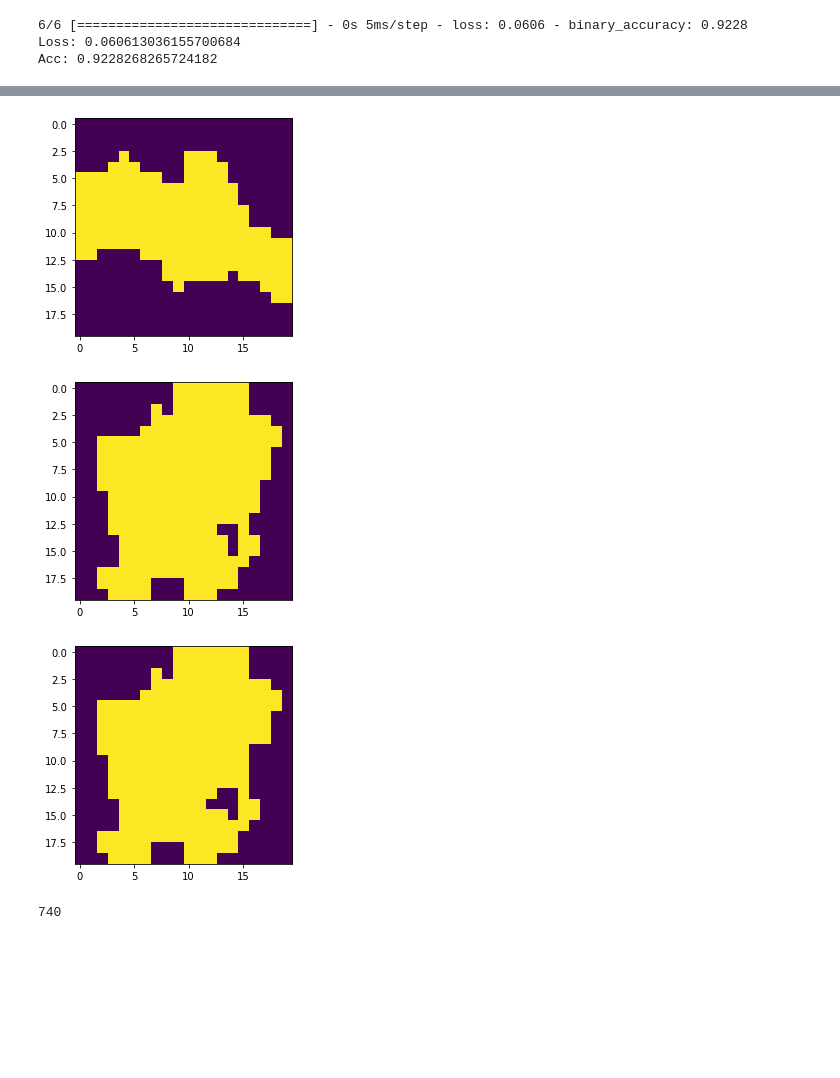
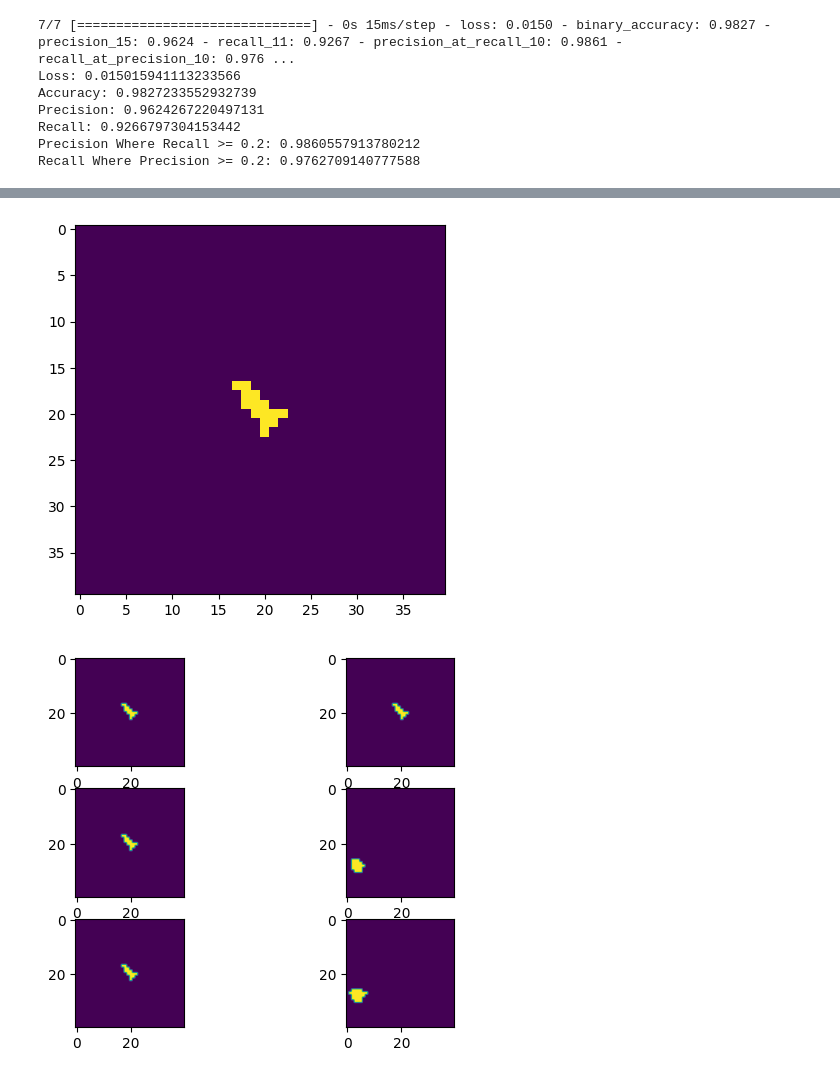
Before and after one commit to Unsoup-and-Soup/Spatio-Temporal-Wildfire-Forecasting, a Jupyter notebook: data/prepare_training_data.ipynb, the cells around one changed output, grey strips where cells are left out. Cells and saved outputs as stored; diff of their text form; code cells hidden in the pictures; blank space fills up the shorter version.

Commit message:
added trained model nb

```diff
--- a/data/prepare_training_data.ipynb
+++ b/data/prepare_training_data.ipynb
@@ -159,0 +198,4 @@ CA-VNC-103156_Thomas
+# %%
+df = pd.DataFrame(all_data, columns=['date', 'name', 'fire', 'x', 'y'])
+df.to_pickle("./all_df.pkl")
+df
@@ -170,4 +250 @@ sum([np.sum(d) >= 400 for d in data])
-# %%
-data = np.load('./5days_data.npy')
-label = np.load('./5days_label.npy')
 # %%
@@ -196,6 +298,7 @@ Trainable params: 3,365,600
 Non-trainable params: 0
 _________________________________________________________________
+# %%
+model.compile(optimizer=Adam(), loss='mean_squared_error', metrics=[BinaryAccuracy(), Precision(), Recall(), PrecisionAtRecall(0.2), RecallAtPrecision(0.2)])
 # %%
-model.compile(optimizer=Adam(), loss='mean_squared_error', metrics=[BinaryAccuracy()])
-model.fit(X_train, y_train, batch_size=200, epochs=100, validation_split=0.2)
+model.fit(X_train, y_train, batch_size=5, epochs=50, validation_split=0.2)
 # %% [output]
@@ -220,22 +323,35 @@ Epoch 100/100
 # %%
-score, acc = model.evaluate(X_test, y_test, batch_size=50)
+score, acc, prec, rec, precRec, recPrec = model.evaluate(X_test, y_test)
 print('Loss:', score)
-print('Acc:', acc)
+print('Accuracy:', acc)
+print('Precision:', prec)
+print('Recall:', rec)
+print('Precision Where Recall >= 0.2:', precRec)
+print('Recall Where Precision >= 0.2:', recPrec)
 # %% [output]
-6/6 [==============================] - 0s 5ms/step - loss: 0.0606 - binary_accuracy: 0.9228
-Loss: 0.060613036155700684
-Acc: 0.9228268265724182
+7/7 [==============================] - 0s 15ms/step - loss: 0.0150 - binary_accuracy: 0.9827 - precision_15: 0.9624 - recall_11: 0.9267 - precision_at_recall_10: 0.9861 - recall_at_precision_10: 0.976 ...
+Loss: 0.015015941113233566
+Accuracy: 0.9827233552932739
+Precision: 0.9624267220497131
+Recall: 0.9266797304153442
+Precision Where Recall >= 0.2: 0.9860557913780212
+Recall Where Precision >= 0.2: 0.9762709140777588
 # %%
 i = int(random.random() * len(data))
 
 res = model.predict(data[i:i+1])[0]
 res = np.where(res > 0.5, 1, 0)
 
-plt.imshow(data[i][:400].reshape((20,20)))
+print(i)
+
+plt.imshow(data[i][0].reshape((diam,diam)))
 plt.show()
-plt.imshow(res.reshape((20,20)))
-plt.show()
-plt.imshow(label[i].reshape((20,20)))
-plt.show()
-i
+
+prediction = res.reshape((len(days), diam, diam))
+ground_truth = label[i].reshape((len(days), diam, diam))
+
+fig, axs = plt.subplots(len(days), 2)
+for i in range(len(days)):
+    axs[i, 0].imshow(prediction[i])
+    axs[i, 1].imshow(ground_truth[i])
 # %% [output]
@@ -242,4 +360,2 @@ i
-[figure, old version]
+[figure, new version]
-[figure, old version]
+[figure, new version]
-[figure, removed]
-740
```
Also changed, not shown: parts of 13 cells of this notebook, 8 other files.
